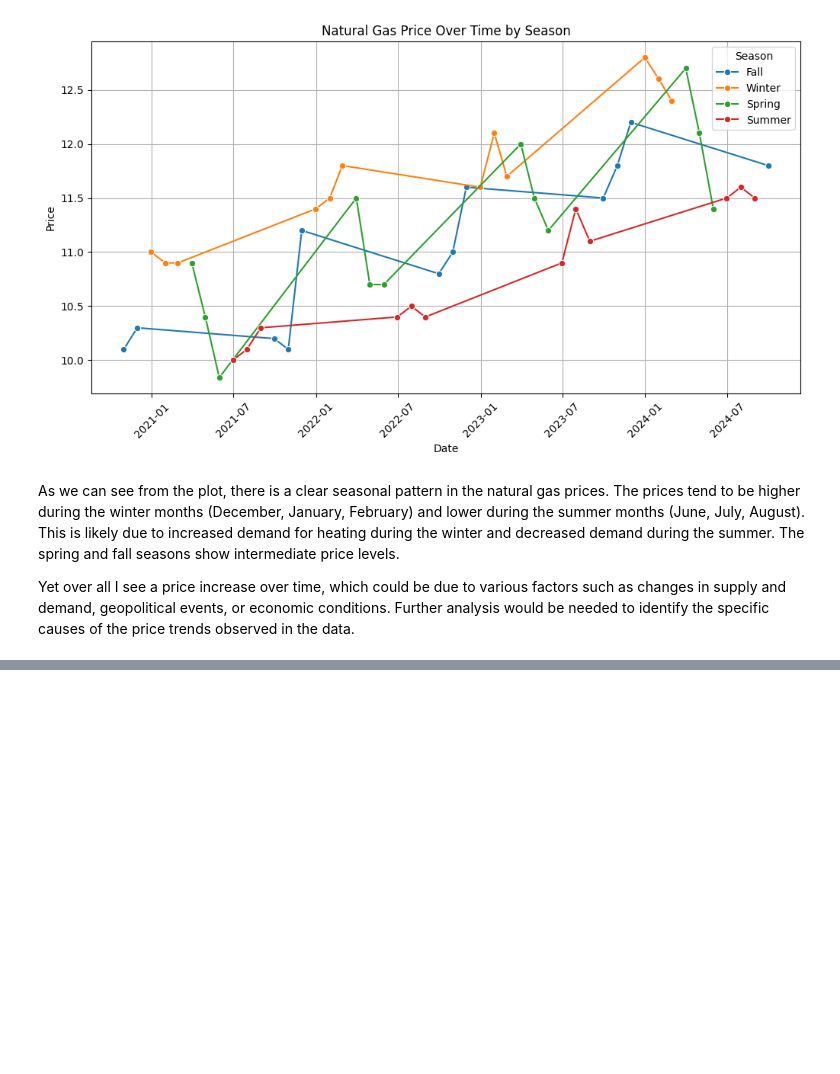
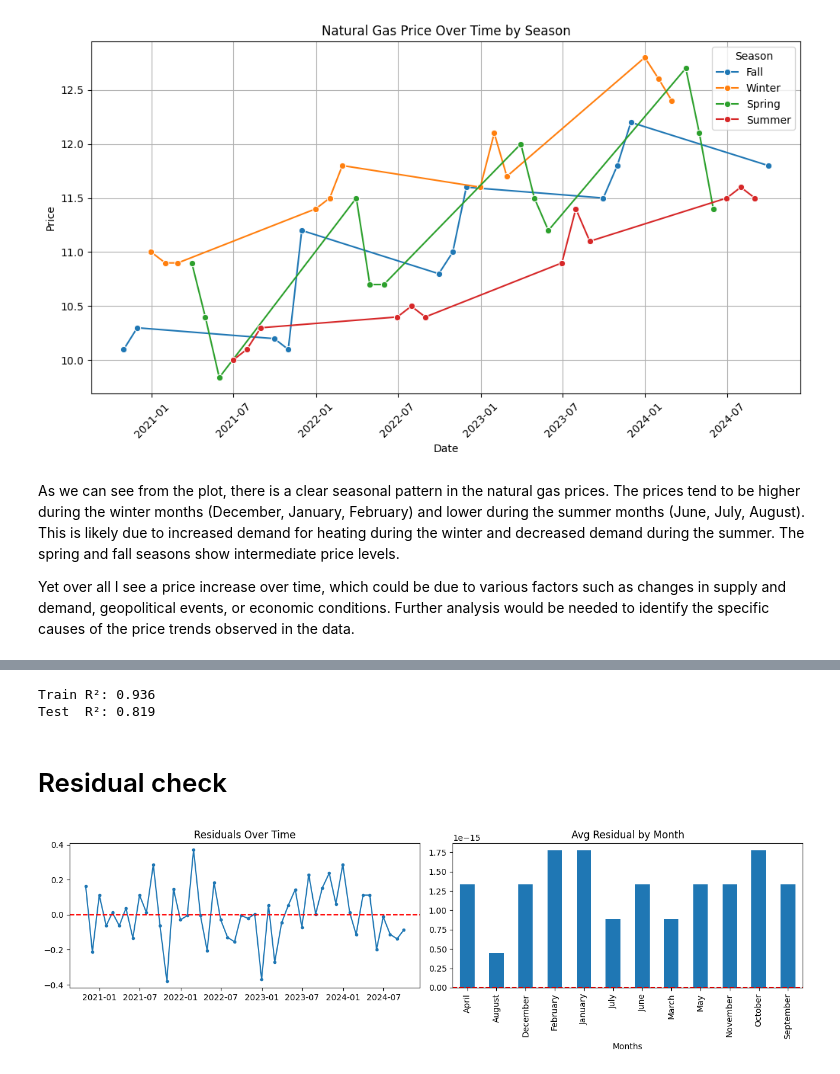
Before and after one commit to saroshfarhan/jpmc_data, a Jupyter notebook: task1/task1.ipynb, the cells around one changed output, grey strips where cells are left out. Saved outputs shown, nothing was run; the diff lists cells and outputs as text; code cells hidden in the pictures; blank space fills up the shorter version.

```diff
--- a/task1/task1.ipynb
+++ b/task1/task1.ipynb
@@ -146,0 +222,35 @@ Yet over all I see a price increase over time, which could be due to various fac
+# %%
+# Hold out last 12 months as test set
+train = data[data['date_col'] < data['date_col'].max() - pd.DateOffset(months=12)]
+test  = data[data['date_col'] >= data['date_col'].max() - pd.DateOffset(months=12)]
+
+X_train = train[['time_index'] + month_cols]
+X_test  = test[['time_index'] + month_cols]
+
+model.fit(X_train, train['Prices'])
+print(f"Train R²: {model.score(X_train, train['Prices']):.3f}")
+print(f"Test  R²: {model.score(X_test,  test['Prices']):.3f}")  # this is what matters
+# %% [output]
+Train R²: 0.936
+Test  R²: 0.819
+# %% [markdown]
+# Residual check
+# %%
+data['residuals'] = data['Prices'] - data['fitted']
+
+fig, axes = plt.subplots(1, 2, figsize=(13, 4))
+
+# Residuals over time — should look random, no trend
+axes[0].plot(data['date_col'], data['residuals'], marker='o', markersize=3)
+axes[0].axhline(0, color='red', linestyle='--')
+axes[0].set_title('Residuals Over Time')
+
+# Residuals by month — should be flat, no seasonal pattern left
+data.groupby('Months')['residuals'].mean().plot(kind='bar', ax=axes[1])
+axes[1].axhline(0, color='red', linestyle='--')
+axes[1].set_title('Avg Residual by Month')
+
+plt.tight_layout()
+plt.show()
+# %% [output]
+[figure, added]
```
Also changed, not shown: parts of 12 cells of this notebook, 3 other files.
